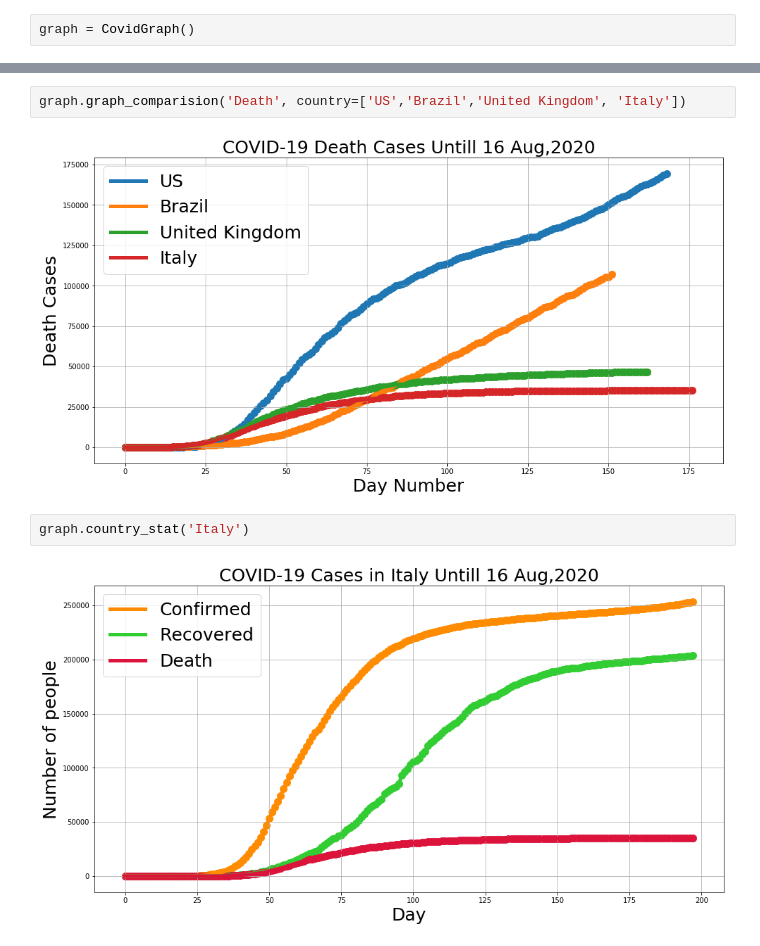
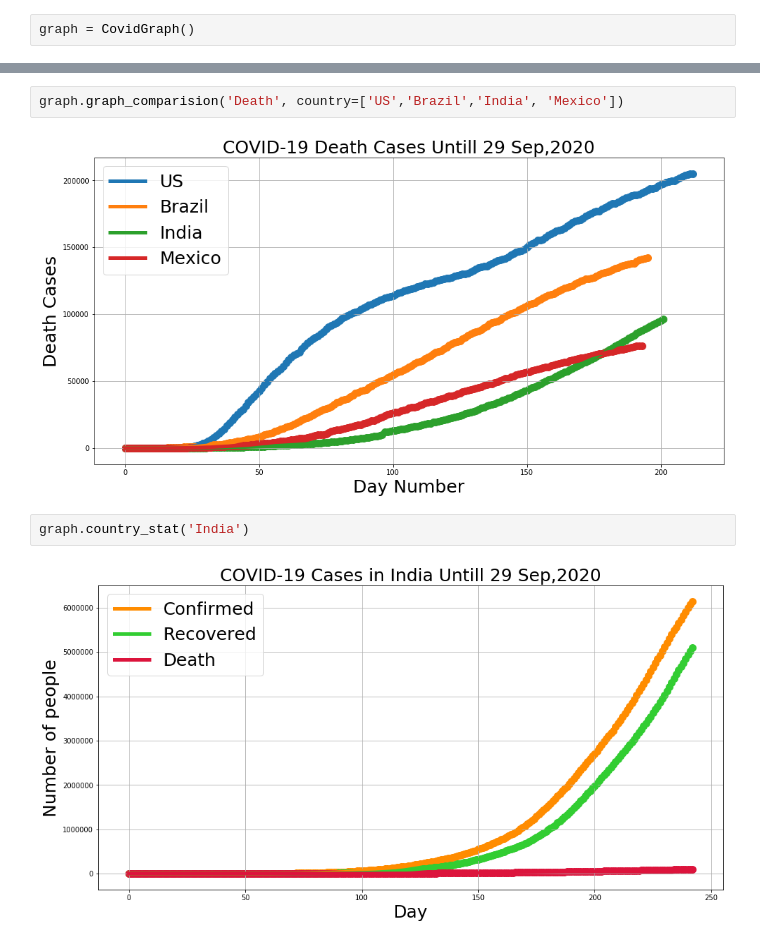
Before and after one commit to Mazhar004/python-data-visualization, a Jupyter notebook: Corona Affected Country/Graph.ipynb, the cells around one changed output, grey strips where cells are left out. Cells and saved outputs as stored; diff of their text form.

```diff
--- a/Corona Affected Country/Graph.ipynb
+++ b/Corona Affected Country/Graph.ipynb
@@ -92,8 +92,8 @@ graph.graph_comparision('Confirmed', country=['Pakistan','Italy','Bangladesh','F
 # %%
-graph.graph_comparision('Death', country=['US','Brazil','United Kingdom', 'Italy'])
+graph.graph_comparision('Death', country=['US','Brazil','India', 'Mexico'])
 # %% [output]
-[figure, old version]
+[figure, new version]
 # %%
-graph.country_stat('Italy')
+graph.country_stat('India')
 # %% [output]
-[figure, old version]
+[figure, new version]
```
Also changed, not shown: parts of 1 cell of this notebook, 15 other files.
